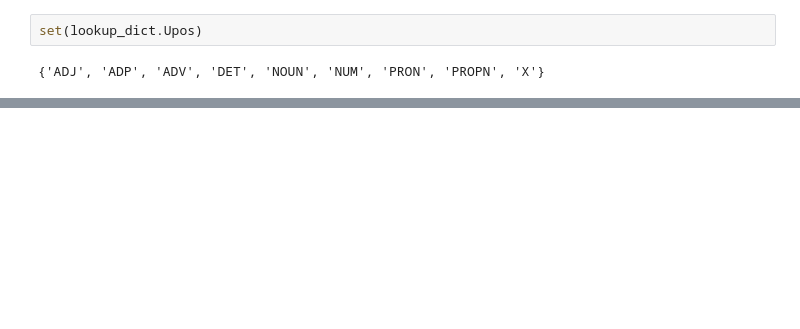
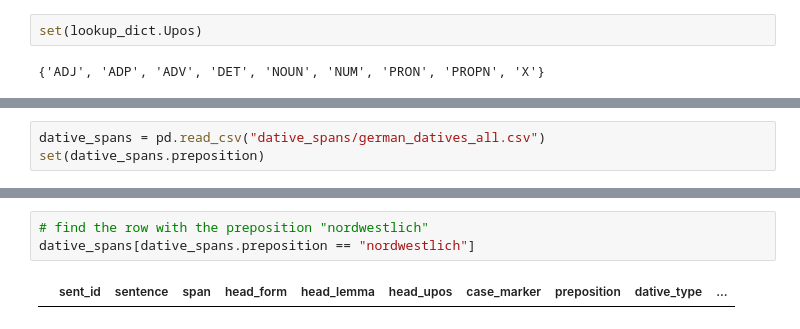
Before and after one commit to ebrarkiziloglu/Morphology, a Jupyter notebook: UD_Dataset/UD_German.ipynb, the cells around one changed output, grey strips where cells are left out. Cells and saved outputs as stored; diff of their text form; blank space fills up the shorter version.

```diff
--- a/UD_Dataset/UD_German.ipynb
+++ b/UD_Dataset/UD_German.ipynb
@@ -394,0 +306,3 @@ lookup_dict[lookup_dict.Number.isna()]
+# %%
+dative_spans = pd.read_csv("dative_spans/german_datives_all.csv")
+set(dative_spans.preposition)
@@ -394,0 +327,5 @@ lookup_dict[lookup_dict.Number.isna()]
+# %%
+# find the row with the preposition "nordwestlich"
+dative_spans[dative_spans.preposition == "nordwestlich"]
+# %% [output]
+|  | sent_id | sentence | span | head_form | head_lemma | head_upos | case_marker | preposition | dative_type | ... |
```
Also changed, not shown: parts of 12 cells of this notebook, 15 other files.
